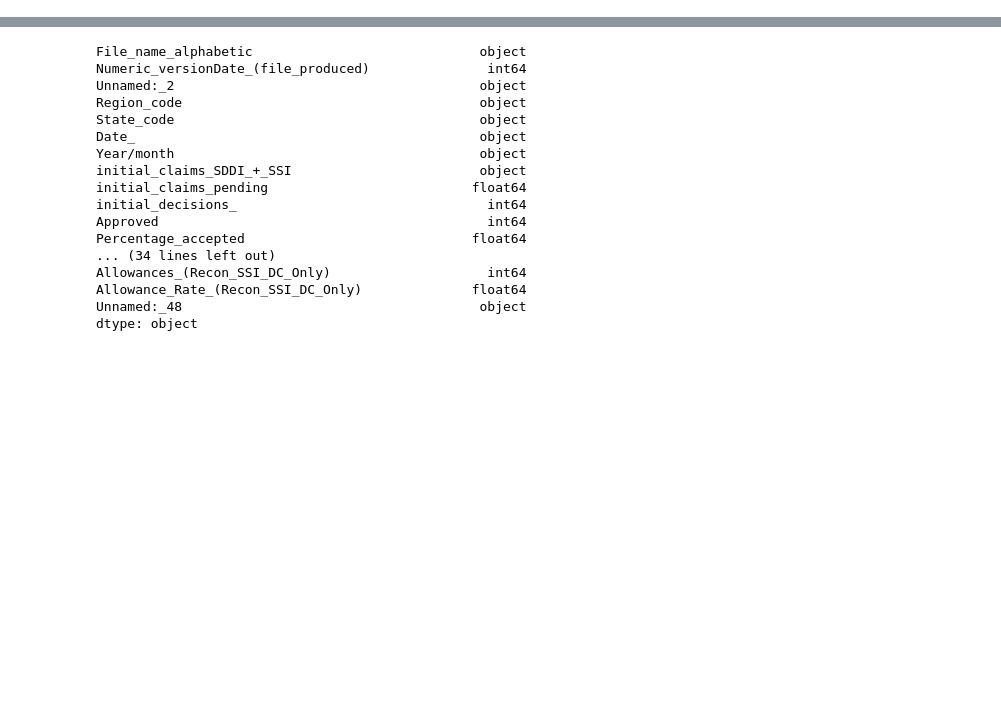
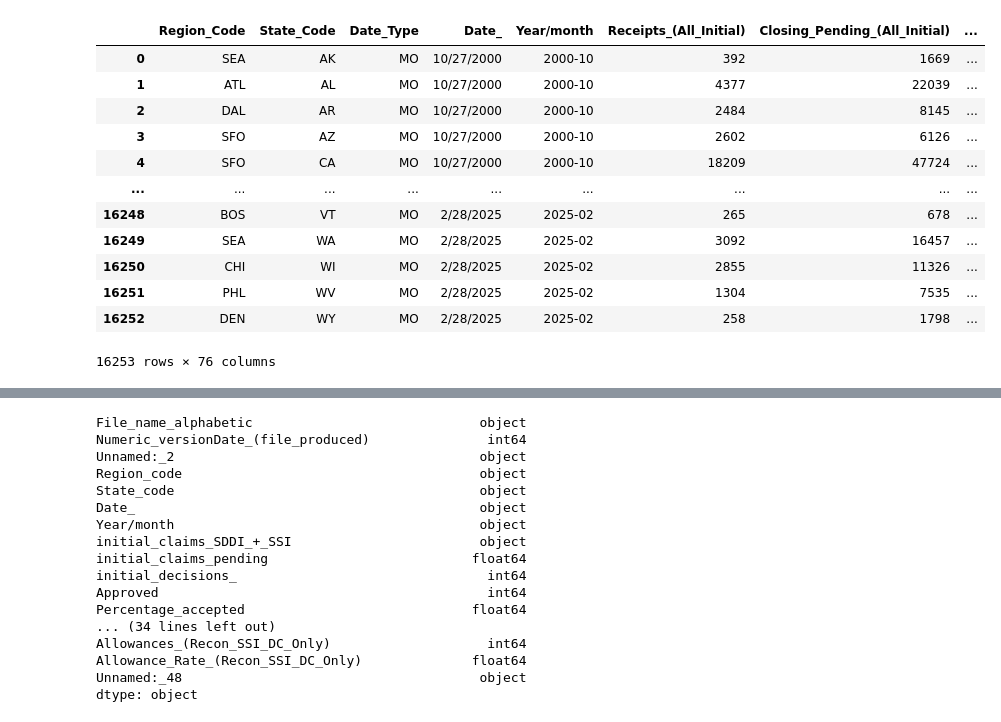
Before and after one commit to ananyabchetia/disabilityssi, a Jupyter notebook: disabilities.ipynb, the cells around one changed output, grey strips where cells are left out. Saved outputs shown, nothing was run; the diff lists cells and outputs as text; code cells hidden in the pictures; blank space fills up the shorter version.

```diff
--- a/disabilities.ipynb
+++ b/disabilities.ipynb
@@ -55,4 +39,0 @@ df
-# %%
-df.rename(columns={'Unnamed:_2': 'date'}, inplace=True)
-
-df
@@ -73,3 +39,0 @@ df
-# %%
-df[['initial_decisions_', 'Approved']] = df[['initial_decisions_', 'Approved']].apply(lambda x: x.str.replace(',', '', regex=False))
-df
@@ -90,3 +39,0 @@ df
-# %%
-df['initial_claims_pending']= df['initial_claims_pending'].str.replace(',', '', regex=False)
-df
@@ -107,3 +39,0 @@ df
-# %%
-df['initial_claims_SDDI_+_SSI']= df['initial_claims_SDDI_+_SSI'].str.replace(',', '', regex=False)
-df
@@ -123,0 +40,17 @@ df
+# %%
+df = df.apply(lambda col: col.astype(str).str.replace(',', '', regex=True) if col.dtype == 'object' else col)
+df
+# %% [output]
+|  | Region_Code | State_Code | Date_Type | Date_ | Year/month | Receipts_(All_Initial) | Closing_Pending_(All_Initial) | ... |
+| 0 | SEA | AK | MO | 10/27/2000 | 2000-10 | 392 | 1669 | ... |
+| 1 | ATL | AL | MO | 10/27/2000 | 2000-10 | 4377 | 22039 | ... |
+| 2 | DAL | AR | MO | 10/27/2000 | 2000-10 | 2484 | 8145 | ... |
+| 3 | SFO | AZ | MO | 10/27/2000 | 2000-10 | 2602 | 6126 | ... |
+| 4 | SFO | CA | MO | 10/27/2000 | 2000-10 | 18209 | 47724 | ... |
+| ... | ... | ... | ... | ... | ... | ... | ... | ... |
+| 16248 | BOS | VT | MO | 2/28/2025 | 2025-02 | 265 | 678 | ... |
+| 16249 | SEA | WA | MO | 2/28/2025 | 2025-02 | 3092 | 16457 | ... |
+| 16250 | CHI | WI | MO | 2/28/2025 | 2025-02 | 2855 | 11326 | ... |
+| 16251 | PHL | WV | MO | 2/28/2025 | 2025-02 | 1304 | 7535 | ... |
+| 16252 | DEN | WY | MO | 2/28/2025 | 2025-02 | 258 | 1798 | ... |
+16253 rows × 76 columns
```
Also changed, not shown: parts of 31 cells of this notebook, 27 other files.
